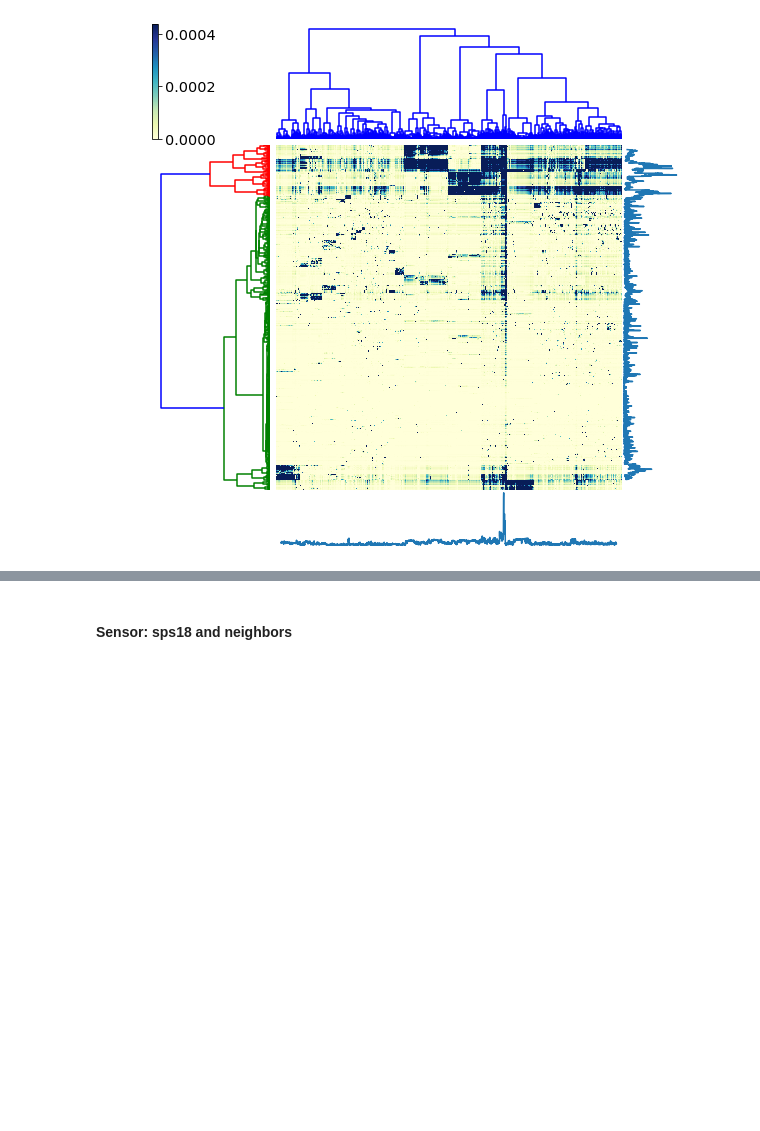
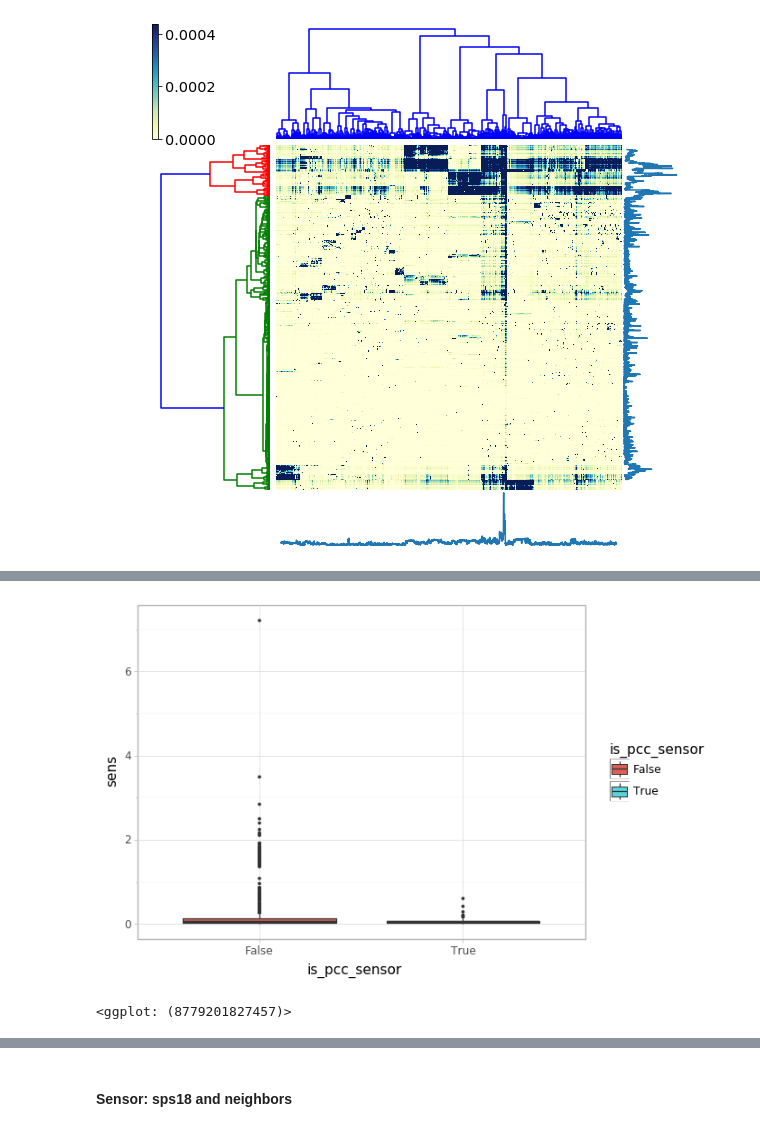
Before and after one commit to oacar/enm_package, a Jupyter notebook: notebooks/03-PRS_costanzo_07132020.ipynb, the cells around one changed output, grey strips where cells are left out. Saved outputs shown, nothing was run; the diff lists cells and outputs as text; code cells hidden in the pictures; blank space fills up the shorter version.

```diff
--- a/notebooks/03-PRS_costanzo_07132020.ipynb
+++ b/notebooks/03-PRS_costanzo_07132020.ipynb
@@ -142,0 +187,8 @@ e_pcc.heatmap_annotated()
+# %%
+from plotnine import *
+(ggplot(e_gi.df,aes('is_pcc_sensor','sens',fill='is_pcc_sensor'))
++ geom_boxplot(outlier_shape='.')
++ theme_light())
+# %% [output]
+[figure, added]
+<ggplot: (8779201827457)>
```
Also changed, not shown: parts of 26 cells of this notebook.
